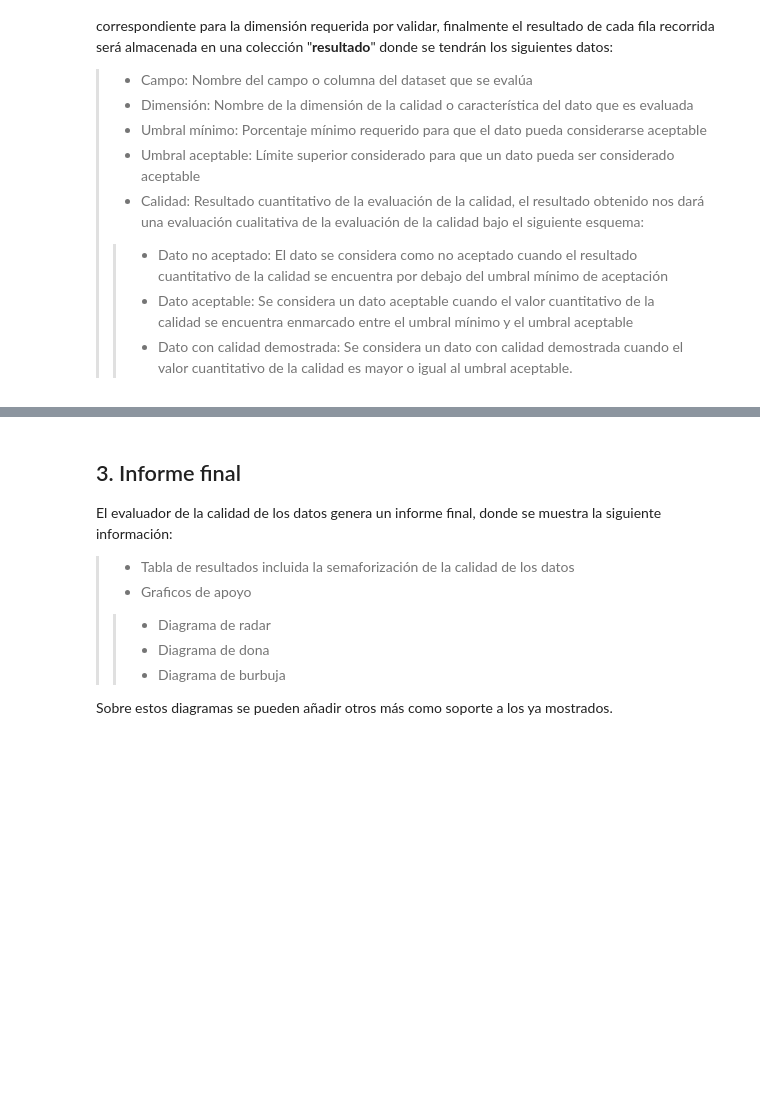
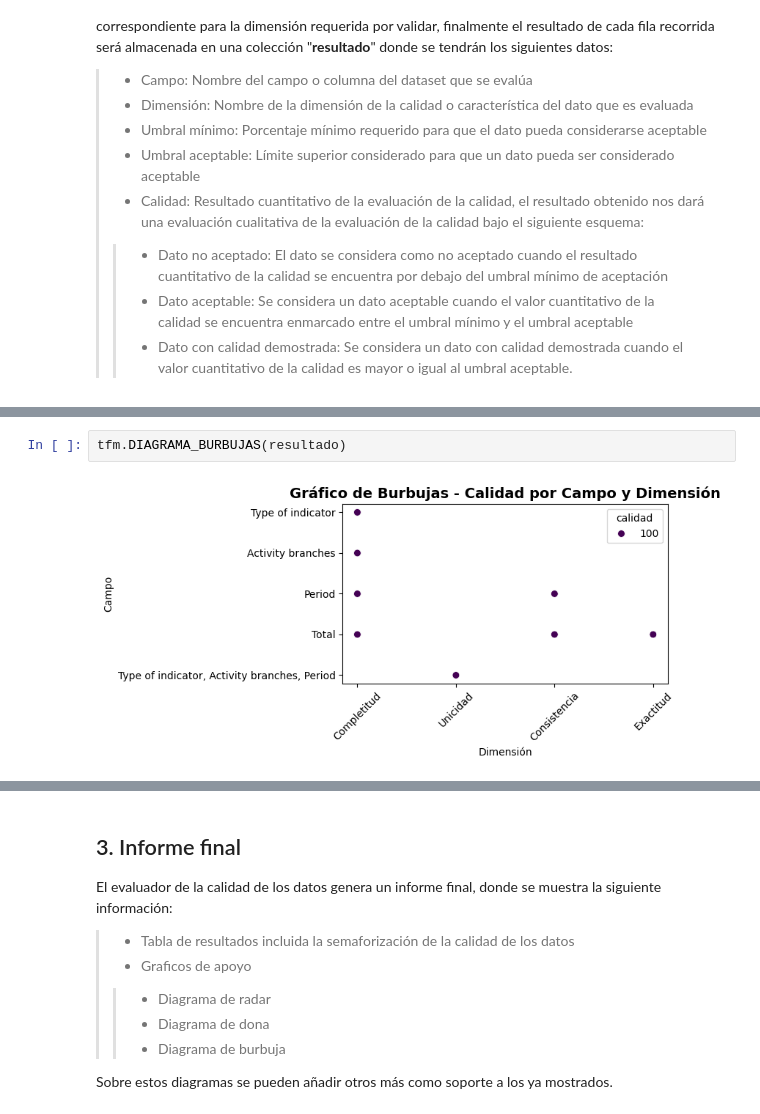
Before and after one commit to antoniounir/TFM, a Jupyter notebook: EvaluadorTFM.ipynb, the cells around one changed output, grey strips where cells are left out. Drawn from its saved outputs; the diff is of its cells as text; blank space fills up the shorter version.

```diff
--- a/EvaluadorTFM.ipynb
+++ b/EvaluadorTFM.ipynb
@@ -379,0 +97,4 @@ plt.show()
+# %%
+tfm.DIAGRAMA_BURBUJAS(resultado)
+# %% [output]
+[figure, added]
```
Also changed, not shown: parts of 39 cells of this notebook, 1 other file.
